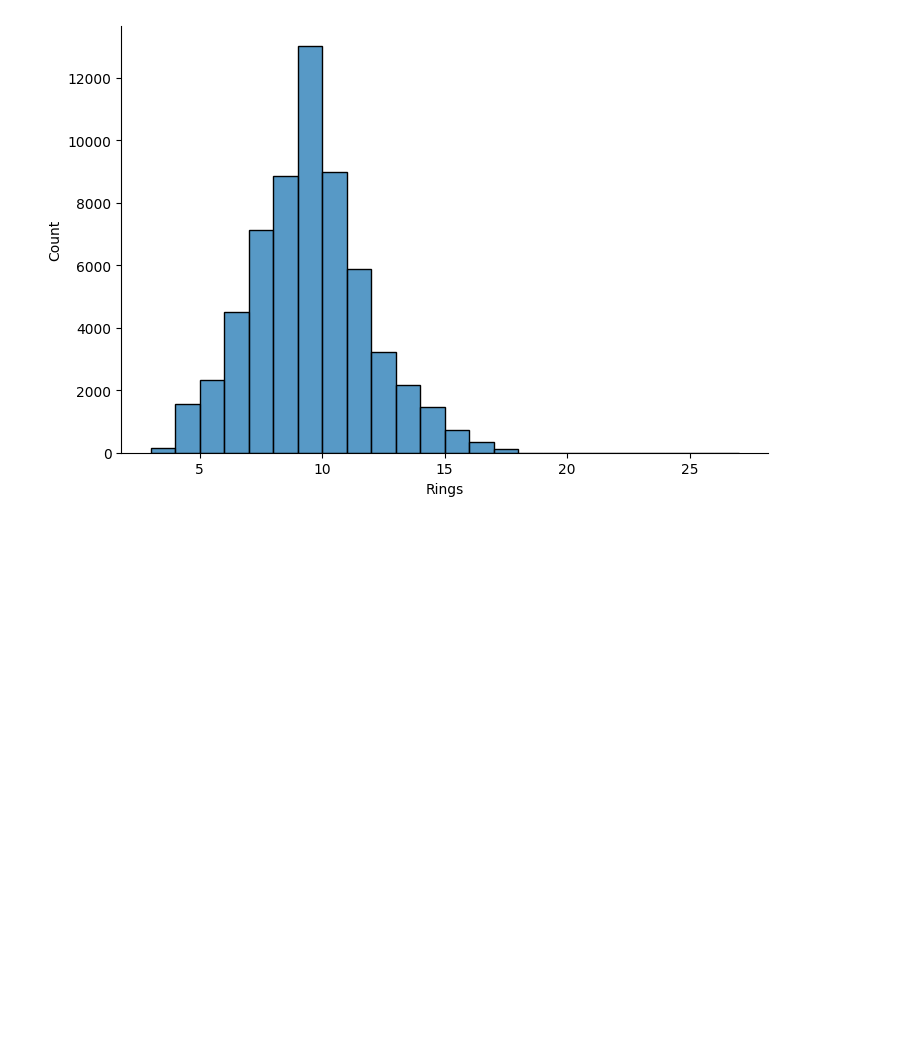
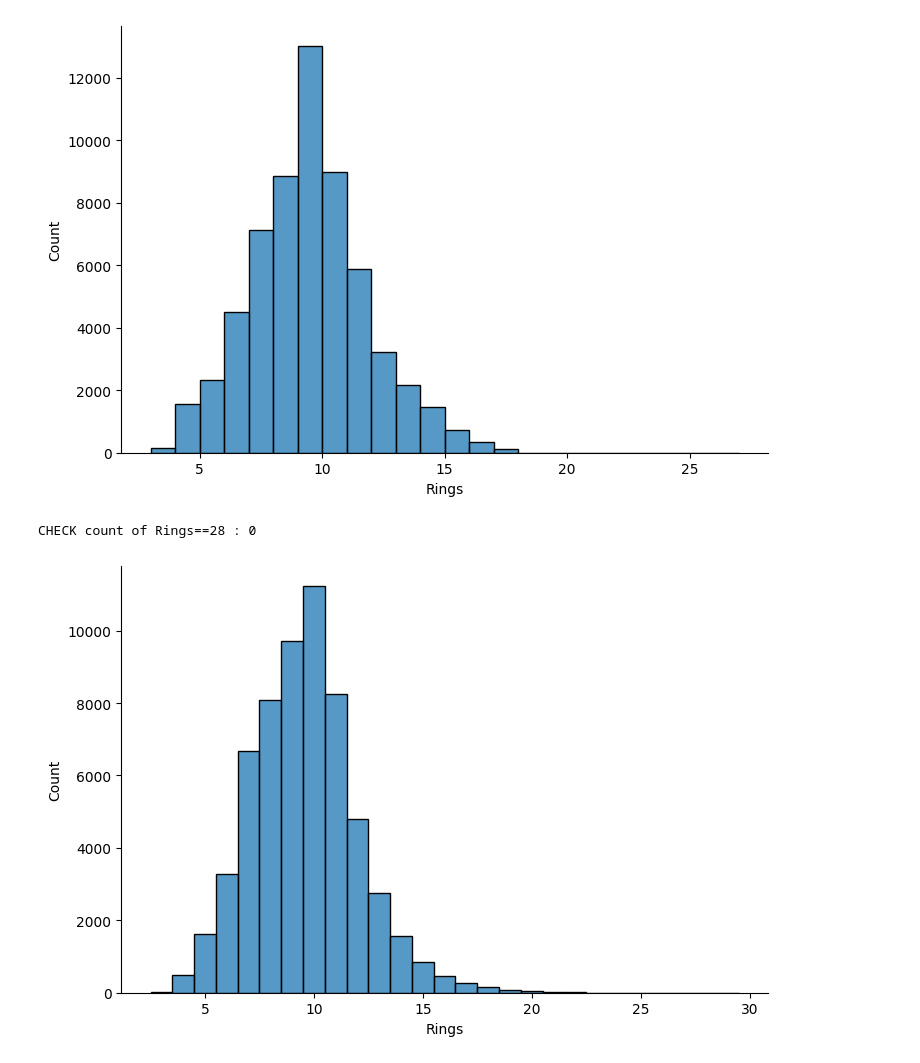
Before and after one commit to stephanie-yz/Kaggle_PG4.04_Abalone, a Jupyter notebook: 03_Modelling.ipynb, the cells around one changed output. Saved outputs shown, nothing was run; the diff lists cells and outputs as text; code cells hidden in the pictures; blank space fills up the shorter version.

```diff
--- a/03_Modelling.ipynb
+++ b/03_Modelling.ipynb
@@ -344,3 +388,20 @@ g=sns.displot(data=submission, x='Rings', binwidth=1, aspect=1.5)
 # %% [output]
 CHECK count of Rings==28 : 0
 [figure]
+# %%
+## lasso prediction
+y_testpred_lasso = lasso.predict(x_test_onehot.values)
+y_testpred_lasso = np.expm1(y_testpred_lasso)
+y_testpred_lasso[y_testpred_lasso>29]=29
+submission['Rings'] = y_testpred_lasso
+submission.to_csv('Submissions/test_pred_lasso_v1.csv', index=False)
+
+## CHECKS
+## check Rings!=28
+print('CHECK count of Rings==28 :',sum(submission.Rings==28))
+
+## test prediction histogram of Rings
+g=sns.displot(data=submission, x='Rings', binwidth=1, aspect=1.5)
+# %% [output]
+CHECK count of Rings==28 : 0
+[figure, added]
```
Also changed, not shown: parts of 7 cells of this notebook, 1 other file.
